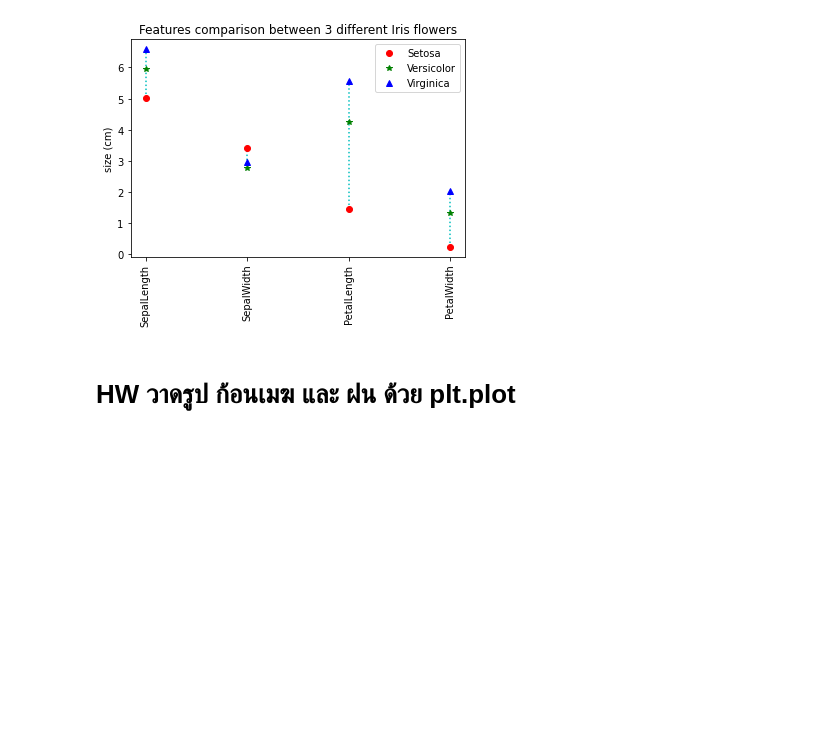
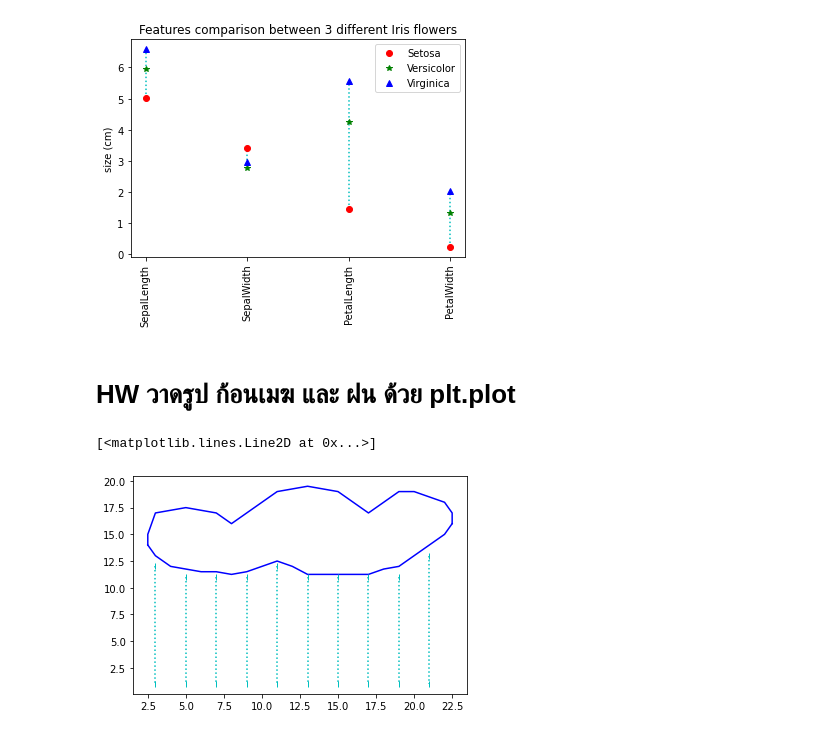
Before and after one commit to Benza1611/data_viz_2022, a Jupyter notebook: DataViz04_Data_Comparison.ipynb, the cells around one changed output. Drawn from its saved outputs; the diff is of its cells as text; code cells hidden in the pictures; blank space fills up the shorter version.

```diff
--- a/DataViz04_Data_Comparison.ipynb
+++ b/DataViz04_Data_Comparison.ipynb
@@ -157,3 +157,21 @@ plt.ylabel('size (cm)');
 [figure]
 # %% [markdown]
 # HW วาดรูป ก้อนเมฆ และ ฝน ด้วย plt.plot
+# %%
+#ก้อนเมฆ
+plt.plot([2.5,3,4,5,6,7,8,9,10,11,12,13,14,15,16,17,18,19,20,21,22,22.5],[14,13,12,11.75,11.5,11.5,11.25,11.5,12,12.5,12,11.25,11.25,11.25,11.25,11.25,11.75,12,13,14,15,16],'b-')
+plt.plot([2.5,2.5,2.75,3,4,5,6,7,8,9,10,11,12,13,14,15,16,17,18,19,20,21,22,22.5,22.5],[14,15,16,17,17.25,17.5,17.25,17,16,17,18,19,19.25,19.5,19.25,19,18,17,18,19,19,18.5,18,17,16],'b-')
+#ฝน
+plt.plot([3,3],[12,1],'c|:')
+plt.plot([5,5],[11,1],'c|:')
+plt.plot([7,7],[11,1],'c|:')
+plt.plot([9,9],[11,1],'c|:')
+plt.plot([11,11],[12,1],'c|:')
+plt.plot([13,13],[11,1],'c|:')
+plt.plot([15,15],[11,1],'c|:')
+plt.plot([17,17],[11,1],'c|:')
+plt.plot([19,19],[11,1],'c|:')
+plt.plot([21,21],[13,1],'c|:')
+# %% [output]
+[<matplotlib.lines.Line2D at 0x...>]
+[figure, added]
```
